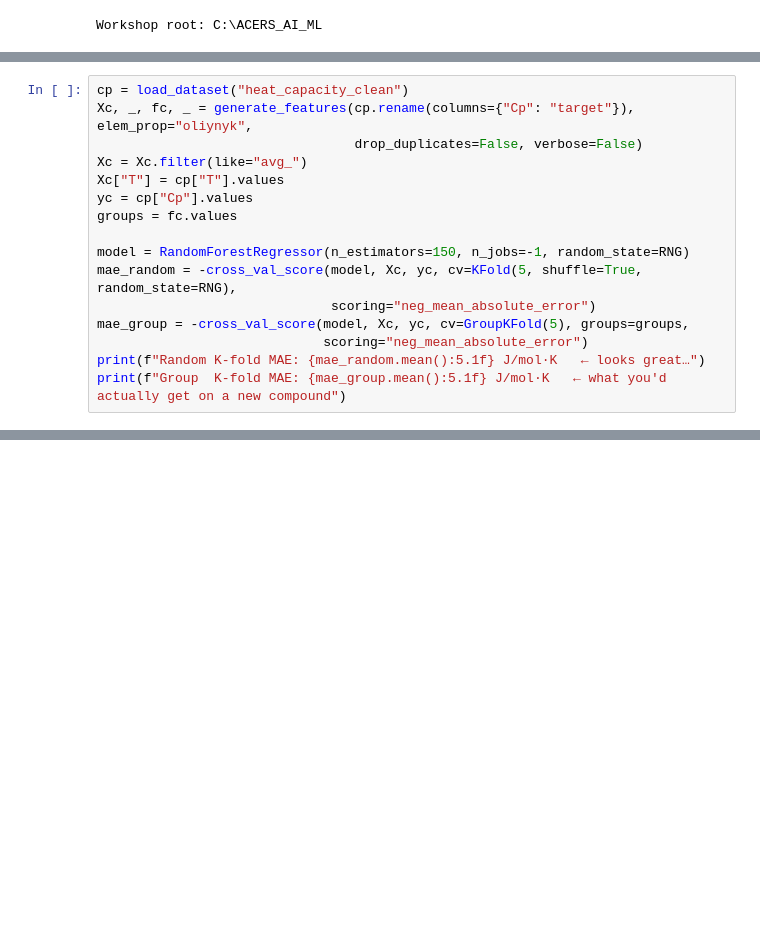
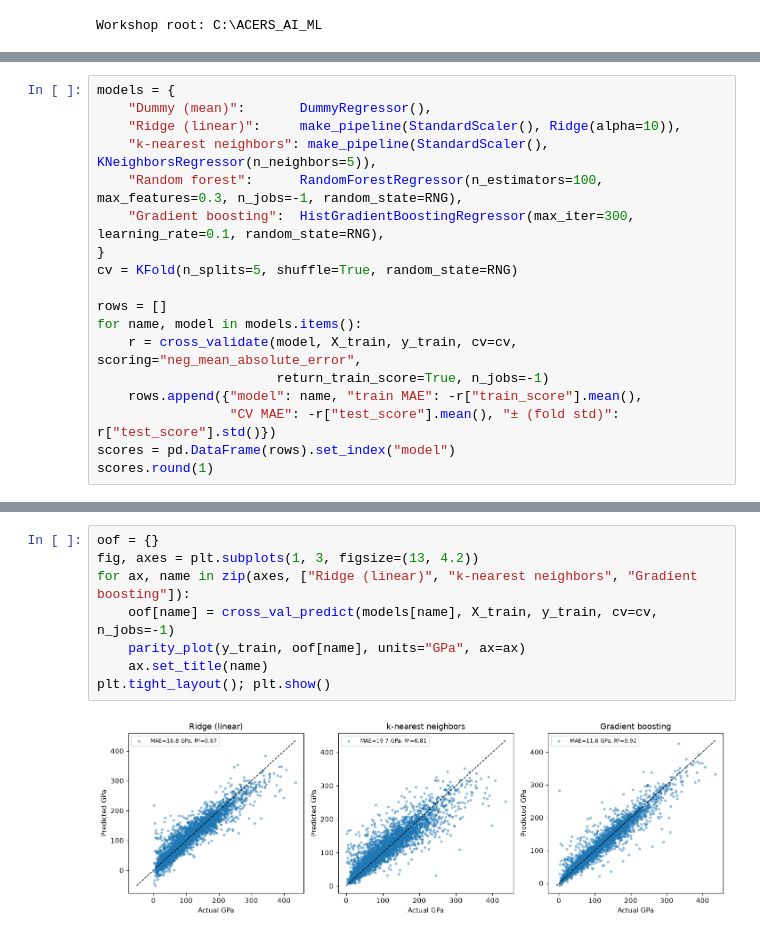
Before and after one commit to sp8rks/ACerS_AI_ML_Workshop, a Jupyter notebook: sessions/03_supervised_learning/03_supervised_learning.ipynb, the cells around one changed output, grey strips where cells are left out. Saved outputs shown, nothing was run; the diff lists cells and outputs as text; blank space fills up the shorter version.

```diff
--- a/sessions/03_supervised_learning/03_supervised_learning.ipynb
+++ b/sessions/03_supervised_learning/03_supervised_learning.ipynb
@@ -220,16 +46,0 @@ Recall the heat-capacity data from Session 1: each formula appears at many tempe
-# %%
-cp = load_dataset("heat_capacity_clean")
-Xc, _, fc, _ = generate_features(cp.rename(columns={"Cp": "target"}), elem_prop="oliynyk",
-                                 drop_duplicates=False, verbose=False)
-Xc = Xc.filter(like="avg_")
-Xc["T"] = cp["T"].values
-yc = cp["Cp"].values
-groups = fc.values
-
-model = RandomForestRegressor(n_estimators=150, n_jobs=-1, random_state=RNG)
-mae_random = -cross_val_score(model, Xc, yc, cv=KFold(5, shuffle=True, random_state=RNG),
-                              scoring="neg_mean_absolute_error")
-mae_group = -cross_val_score(model, Xc, yc, cv=GroupKFold(5), groups=groups,
-                             scoring="neg_mean_absolute_error")
-print(f"Random K-fold MAE: {mae_random.mean():5.1f} J/mol·K   ← looks great…")
-print(f"Group  K-fold MAE: {mae_group.mean():5.1f} J/mol·K   ← what you'd actually get on a new compound")
@@ -272,0 +101,18 @@ Free textbook: [*An Introduction to Statistical Learning*](https://www.statlearn
+# %%
+models = {
+    "Dummy (mean)":       DummyRegressor(),
+    "Ridge (linear)":     make_pipeline(StandardScaler(), Ridge(alpha=10)),
+    "k-nearest neighbors": make_pipeline(StandardScaler(), KNeighborsRegressor(n_neighbors=5)),
+    "Random forest":      RandomForestRegressor(n_estimators=100, max_features=0.3, n_jobs=-1, random_state=RNG),
+    "Gradient boosting":  HistGradientBoostingRegressor(max_iter=300, learning_rate=0.1, random_state=RNG),
+}
+cv = KFold(n_splits=5, shuffle=True, random_state=RNG)
+
+rows = []
+for name, model in models.items():
+    r = cross_validate(model, X_train, y_train, cv=cv, scoring="neg_mean_absolute_error",
+                       return_train_score=True, n_jobs=-1)
+    rows.append({"model": name, "train MAE": -r["train_score"].mean(),
+                 "CV MAE": -r["test_score"].mean(), "± (fold std)": r["test_score"].std()})
+scores = pd.DataFrame(rows).set_index("model")
+scores.round(1)
@@ -272,0 +136,10 @@ Free textbook: [*An Introduction to Statistical Learning*](https://www.statlearn
+# %%
+oof = {}
+fig, axes = plt.subplots(1, 3, figsize=(13, 4.2))
+for ax, name in zip(axes, ["Ridge (linear)", "k-nearest neighbors", "Gradient boosting"]):
+    oof[name] = cross_val_predict(models[name], X_train, y_train, cv=cv, n_jobs=-1)
+    parity_plot(y_train, oof[name], units="GPa", ax=ax)
+    ax.set_title(name)
+plt.tight_layout(); plt.show()
+# %% [output]
+[figure, added]
```
Also changed, not shown: parts of 85 cells of this notebook, 5 other files.
